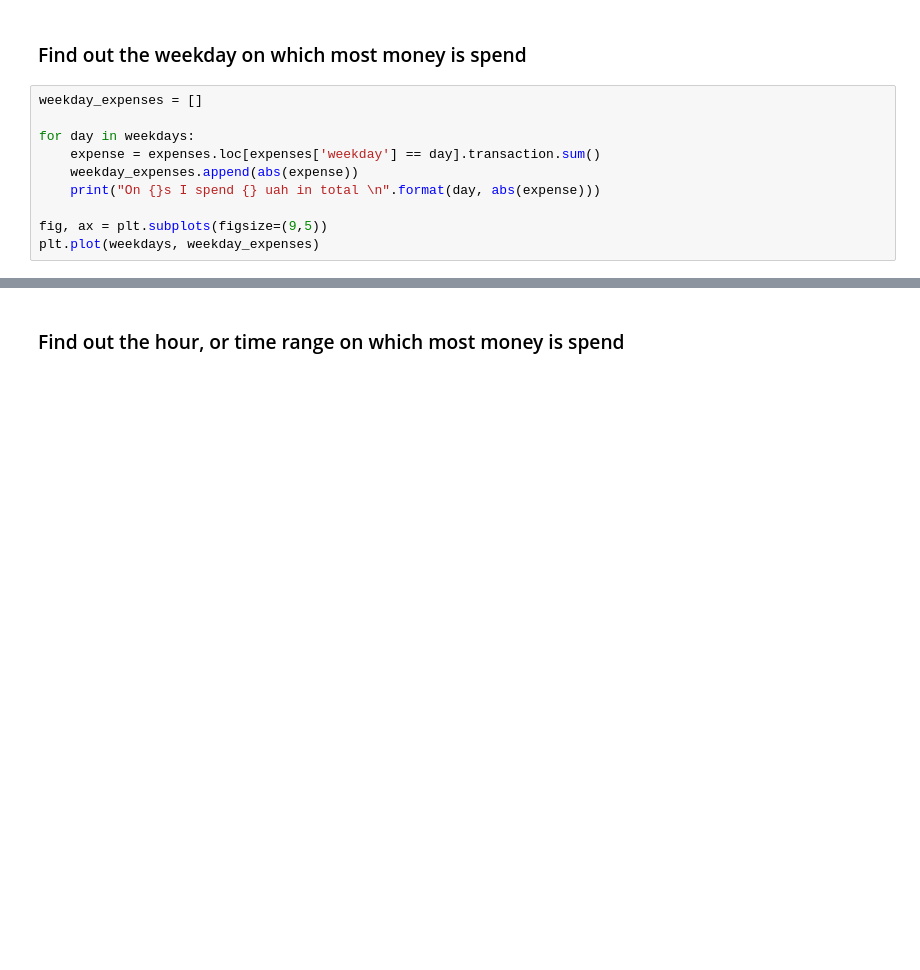
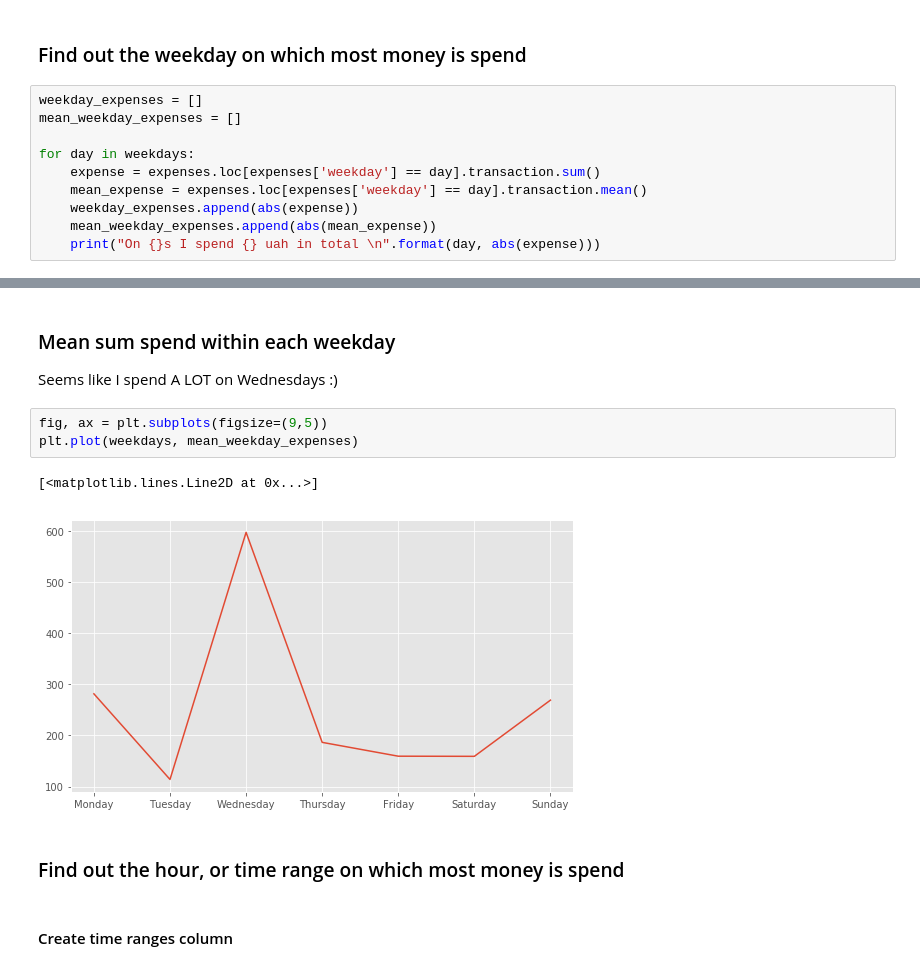
Before and after one commit to tbatsenko/data_processing_pb_analysis, a Jupyter notebook: Money analysis - privatbank.ipynb, the cells around one changed output, grey strips where cells are left out. Cells and saved outputs as stored; diff of their text form; blank space fills up the shorter version.

```diff
--- a/Money analysis - privatbank.ipynb
+++ b/Money analysis - privatbank.ipynb
@@ -504,14 +502,14 @@ Relative percentage of such transactions: 32.4%
 ### Find out the weekday on which most money is spend
 # %%
 weekday_expenses = []
+mean_weekday_expenses = []
 
 for day in weekdays:
     expense = expenses.loc[expenses['weekday'] == day].transaction.sum()
+    mean_expense = expenses.loc[expenses['weekday'] == day].transaction.mean()
     weekday_expenses.append(abs(expense))
+    mean_weekday_expenses.append(abs(mean_expense))
     print("On {}s I spend {} uah in total \n".format(day, abs(expense)))
-
-fig, ax = plt.subplots(figsize=(9,5))
-plt.plot(weekdays, weekday_expenses)
 # %% [output]
 On Mondays I spend 6191.78 uah in total
 
@@ -531,2 +535,13 @@ On Sundays I spend 5112.25 uah in total
+# %% [markdown]
+### Mean sum spend within each weekday
+Seems like I spend A LOT on Wednesdays :)
+# %%
+fig, ax = plt.subplots(figsize=(9,5))
+plt.plot(weekdays, mean_weekday_expenses)
+# %% [output]
+[<matplotlib.lines.Line2D at 0x...>]
+[figure, added]
 # %% [markdown]
 ### Find out the hour, or time range on which most money is spend
+# %% [markdown]
+#### Create time ranges column
```
Also changed, not shown: parts of 53 cells of this notebook, 4 other files.
